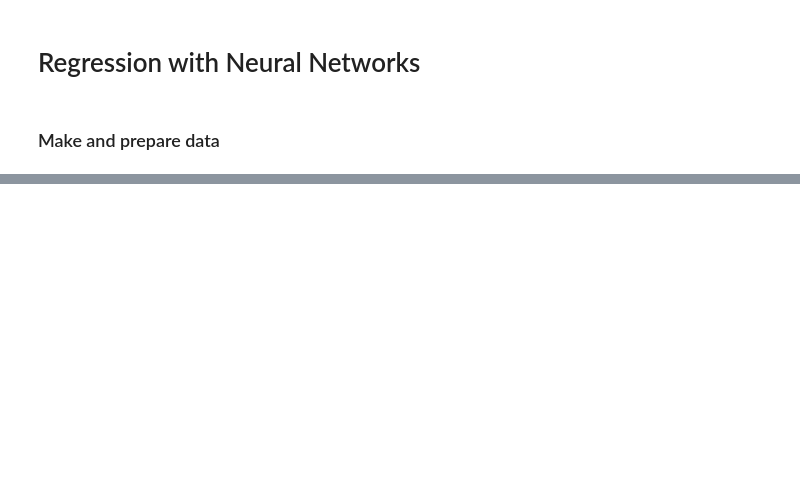
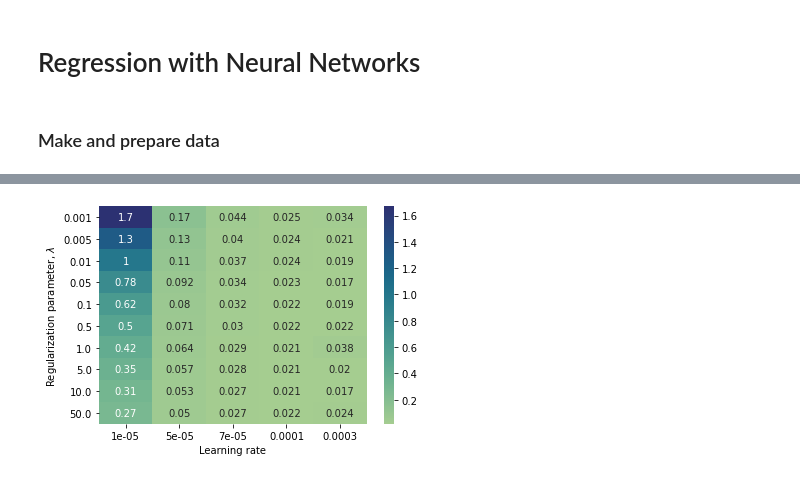
Before and after one commit to OdaLangrekken/FYS-STK4155, a Jupyter notebook: Project2/project2_code/notebooks/Partbc_NeuralNetworkRegression.ipynb, the cells around one changed output, grey strips where cells are left out. Saved outputs shown, nothing was run; the diff lists cells and outputs as text; code cells hidden in the pictures; blank space fills up the shorter version.

```diff
--- a/Project2/project2_code/notebooks/Partbc_NeuralNetworkRegression.ipynb
+++ b/Project2/project2_code/notebooks/Partbc_NeuralNetworkRegression.ipynb
@@ -341,0 +164,41 @@ MSE(y_pred_test, y_test)
+# %%
+epochs = 1000
+save_fig = True
+num_batches = 5
+
+# Learning rates to test
+learning_rates = [ 0.00001, 0.00005, 0.00007, 0.0001, 0.0003]
+# Lambdas to test
+lambdas = [0.001, 0.005, 0.01, 0.05, 0.1, 0.5, 1.0, 5, 10, 50]
+
+# Create dictionaries to store errors
+costs_train = {}
+costs_val = {}
+
+network_relu = NeuralNetwork(X_train_scaled.shape[1], activation='relu')
+network_relu.add_layer(8)
+network_relu.add_layer(1)
+
+for learning_rate in learning_rates:
+    costs_train_rate = []
+    costs_val_rate = []
+    for lamb in lambdas:
+        network_relu.train(X_train_scaled, y_train, minibatches=num_batches, num_epochs = epochs, learning_rate=learning_rate, return_loss=True, loss='MSE', data_val=X_val_scaled, target_val=y_val, reg_coef=lamb)
+        costs_train_rate.append(network_relu.loss_train[-1])
+        costs_val_rate.append(network_relu.loss_val[-1])
+    costs_train[learning_rate] = costs_train_rate
+    costs_val[learning_rate] = costs_val_rate
+# %%
+# Create dataframs for errors
+df_train = pd.DataFrame(costs_train)
+df_train.index = lambdas
+df_val = pd.DataFrame(costs_val)
+df_val.index = lambdas
+# %%
+import seaborn as sns
+sns.heatmap(df_train, annot=True, cmap="crest");
+plt.ylabel(r'Regularization parameter, $\lambda$');
+plt.xlabel(r'Learning rate');
+plt.savefig('..\\..\\output\\figures\\heatmap_nn_train.jpg')
+# %% [output]
+[figure, added]
```
Also changed, not shown: parts of 22 cells of this notebook, 24 other files.
